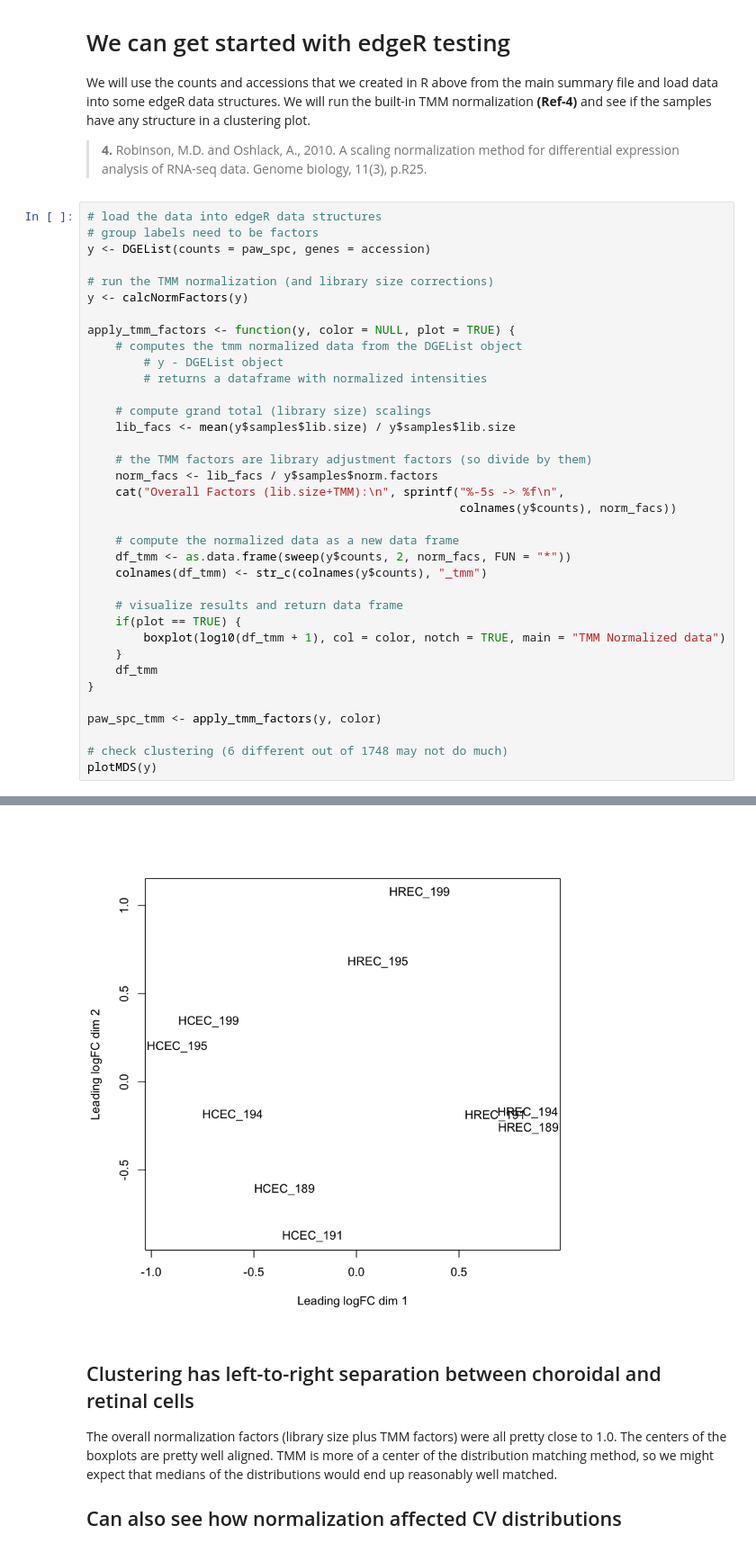
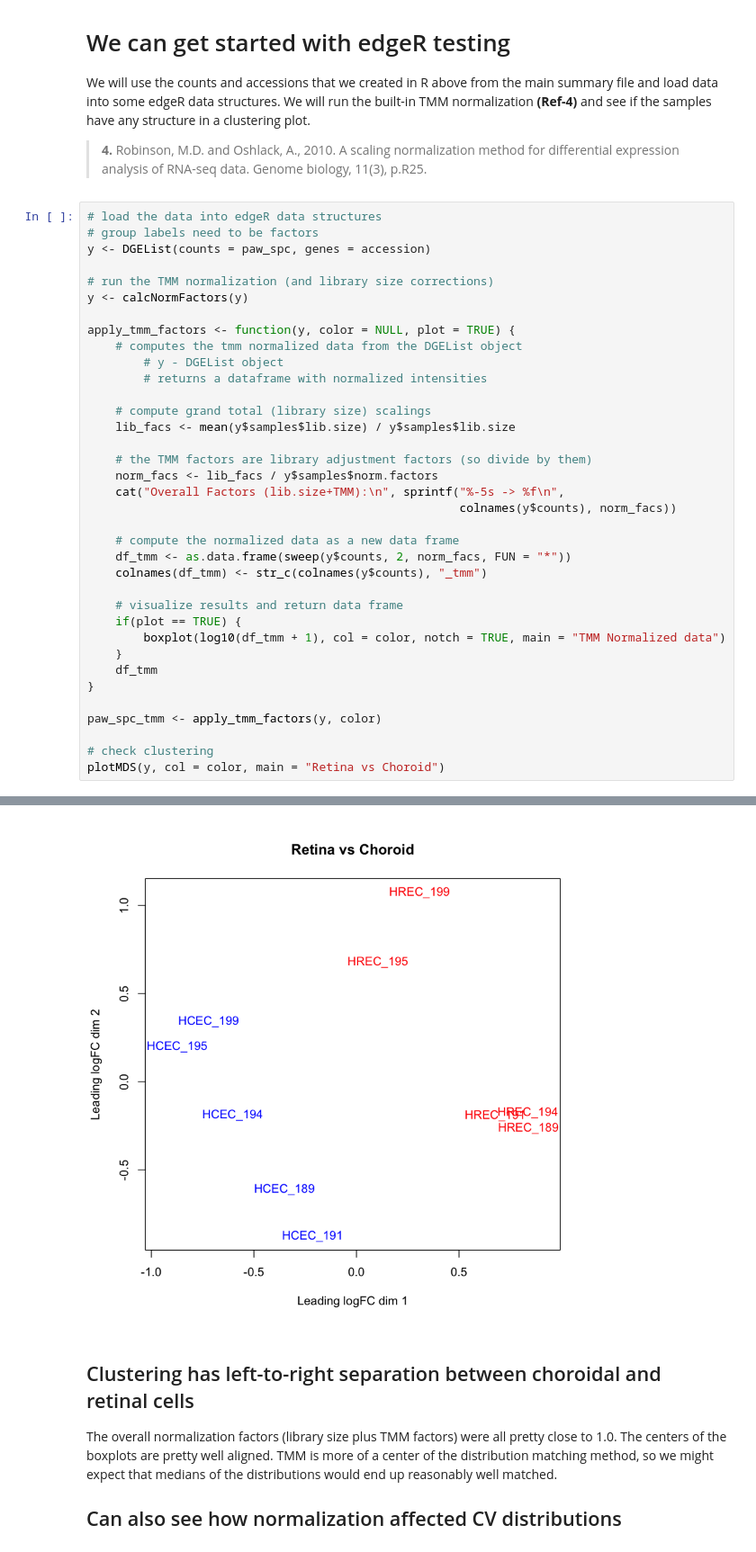
Before and after one commit to pwilmart/Smith_SpC_2018, a Jupyter notebook: Smith_2018_edgeR.ipynb, the cells around one changed output, grey strips where cells are left out. Shown at 90% size. Cells and saved outputs as stored; diff of their text form.

```diff
--- a/Smith_2018_edgeR.ipynb
+++ b/Smith_2018_edgeR.ipynb
@@ -277,36 +277,36 @@ apply_tmm_factors <- function(y, color = NULL, plot = TRUE) {
     norm_facs <- lib_facs / y$samples$norm.factors
     cat("Overall Factors (lib.size+TMM):\n", sprintf("%-5s -> %f\n",
                                                      colnames(y$counts), norm_facs))
 
     # compute the normalized data as a new data frame
     df_tmm <- as.data.frame(sweep(y$counts, 2, norm_facs, FUN = "*"))
     colnames(df_tmm) <- str_c(colnames(y$counts), "_tmm")
 
     # visualize results and return data frame
     if(plot == TRUE) {
         boxplot(log10(df_tmm + 1), col = color, notch = TRUE, main = "TMM Normalized data")
     }
     df_tmm
 }
 
 paw_spc_tmm <- apply_tmm_factors(y, color)
 
-# check clustering (6 different out of 1748 may not do much)
-plotMDS(y)
+# check clustering
+plotMDS(y, col = color, main = "Retina vs Choroid")
 # %% [output]
 Overall Factors (lib.size+TMM):
  HCEC_189 -> 1.168534
  HCEC_191 -> 0.930945
  HCEC_194 -> 0.792689
  HCEC_195 -> 1.078526
  HCEC_199 -> 0.877565
  HREC_189 -> 1.283733
  HREC_191 -> 1.045656
  HREC_194 -> 1.080556
  HREC_195 -> 0.827676
  HREC_199 -> 1.106263
 [figure]
-[figure, old version]
+[figure, new version]
 # %% [markdown]
 ## Clustering has left-to-right separation between choroidal and retinal cells
 
```
Also changed, not shown: parts of 2 cells of this notebook, 2 other files.
